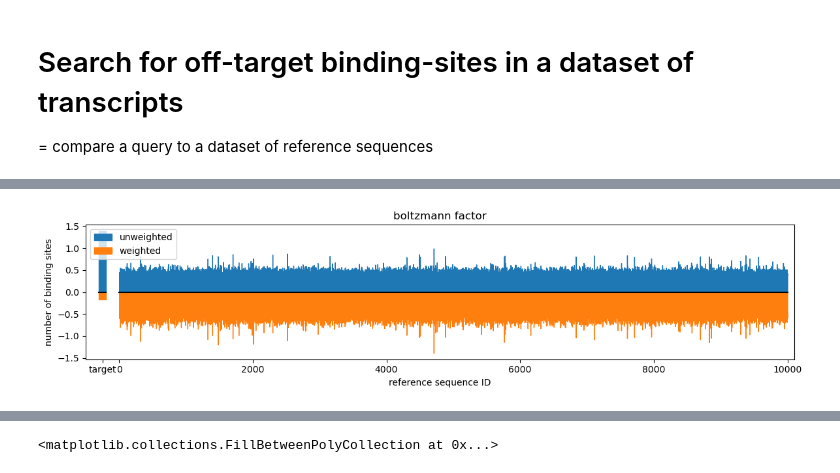
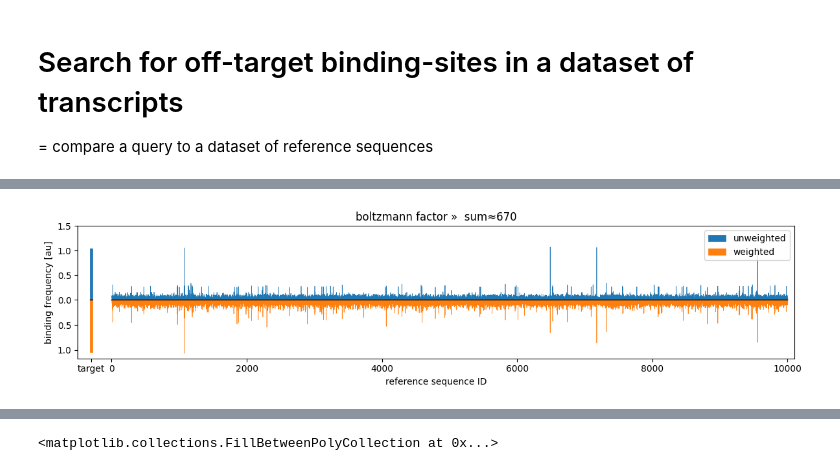
Before and after one commit to Q1vy/iGEM2025-TRAPS-Software-and-Modelling, a Jupyter notebook: target_search_test.ipynb, the cells around one changed output, grey strips where cells are left out. Cells and saved outputs as stored; diff of their text form; code cells hidden in the pictures.

```diff
--- a/target_search_test.ipynb
+++ b/target_search_test.ipynb
@@ -180,3 +84,0 @@ if plot:
-# %%
-for yt, ytl in zip(sec_y.get_yticks(), sec_y.get_yticklabels()):
-    print(yt, ytl)
@@ -190,0 +85,15 @@ for yt, ytl in zip(sec_y.get_yticks(), sec_y.get_yticklabels()):
+# %%
+###  Search for binding sites of query sequence in reference dataset
+detailed_search_results = pd.DataFrame()                     # initialize a dataset to store the results of comparing query sequence with every reference i.e. every transcript in the transcriptome
+for i, ref in pd.concat([pd.DataFrame([target_sequence]), reference_dataset], axis = 0).iterrows():                # iterate over all reference sequences. and the target itself as control
+
+    mm = len(query.SEQUENCE)-sc_jit(query.SEQUENCE.encode("utf-8"), ref.SEQUENCE.encode("utf-8")) # number of mismatches per position # utf8 encoding of strings to integers speeds up the comparison for some reason
+    sc_row = {"SEQ_NAME": ref.SEQ_NAME, "WEIGHT":ref.WEIGHT} # summarize the possible binding sites of the query sequence against one reference sequence (here a transcript)
+    sc_row["identical match"] = (mm==0).sum()                # number of idential matches
+    sc_row["1nt mismatch"]    = (mm==1).sum()                # number of sites with 1 mismatch
+    sc_row["2nt mismatch"]    = (mm==2).sum()                # number of sites with 2 mistmatches
+    sc_row["boltzmann factor"] = np.sum(np.exp(-1.5*mm))     # a very basic prediction of how likely the query sequence would bind to the reference. The wildtype pumilios have ~ 18 hydrogen bonds for 8nt i.e. 2.25 hydgrogen bonds = 2.25kT per bp, however the pumby appears to only have ~2 H-bonds per bp, and the binding statistics suggest closer to 1kT -> lets go with 1.5 for now, in the future a more accurate model might be implemented. Currently the boltzmann_factor for a perfect match is 1, if therefore this predicted boltzmann_factor is smaller than 1 than it is more likly to bind to the specific RNA, while if it is larger than one it is more likely to bind to the background transcriptom
+
+    detailed_search_results = pd.concat([detailed_search_results, pd.DataFrame([sc_row])], ignore_index=True) # add the results for this reference (here transcript) to the dataset
+
+detailed_search_results.sort_values("boltzmann factor")
@@ -191,52 +118,62 @@ for yt, ytl in zip(sec_y.get_yticks(), sec_y.get_yticklabels()):
 # %%
 use_weights = True
+if use_weights:
+    dsr_nan = pd.isna(detailed_search_results.WEIGHT)
+    if  dsr_nan.any(): print(f"{dsr_nan.sum()} entries with nan WEIGHT")
+    print("Note: weighted values are simply  >> number of binding sites * WEIGHT <<  i.e. depends on type of WEIGHTs provided ")
+
+results_R = detailed_search_results.loc[~(detailed_search_results.SEQ_NAME == target_sequence.SEQ_NAME)]
+results_Q = detailed_search_results.loc[  detailed_search_results.SEQ_NAME == target_sequence.SEQ_NAME]
+
 for i, col in enumerate(detailed_search_results.drop(["SEQ_NAME", "WEIGHT"], axis = 1).columns): # iterate over all the metrics that should be summarized
-
-
-    results_R = detailed_search_results.loc[~(detailed_search_results.SEQ_NAME == target_sequence.SEQ_NAME)]
-    results_Q = detailed_search_results.loc[  detailed_search_results.SEQ_NAME == target_sequence.SEQ_NAME]
 
     metric = results_R[col].values
     metriQ = results_Q[col].values[0]
 
     if use_weights:
-        sy = detailed_search_results[col].max() / (detailed_search_results[col]*detailed_search_results.WEIGHT).max() # used for plotting
+        if detailed_search_results[col].max() != 0 and (detailed_search_results[col]*detailed_search_results.WEIGHT).max() != 0:
+            sy = detailed_search_results[col].max() / (detailed_search_results[col]*detailed_search_results.WEIGHT).max() # used for plotting
+        else: sy = 1
         wetric =  results_R[col].values * results_R["WEIGHT"].values
         wetriQ = (results_Q[col].values * results_Q["WEIGHT"].values)[0]
 
     if plot:
         xmax = len(metric)
-        plt.figure(figsize = (12, 3))
-        plt.plot([0, xmax], [0, 0], zorder = 10, color = "black")
-        plt.plot([-.03*xmax, -.02*xmax], [0, 0], zorder = 10, color = "black")
-        plt.fill_between(np.arange(xmax), metric, metric*0, color = "tab:blue", ec = "tab:blue", lw = 1, label = "unweighted")
-        plt.fill_between([-.03*xmax, -.02*xmax], [metriQ,metriQ], [0,0], color = "tab:blue", ec = "tab:blue", lw = 1)
+        fig, ax = plt.subplots(1, 1, figsize = (12, 3))
+        ax.plot([0, xmax], [0, 0], zorder = 10, color = "black", lw = 1)
+        ax.plot([-.032*xmax, -.028*xmax], [0, 0], zorder = 10, color = "black", lw = 1)
+        ax.fill_between(np.arange(xmax), metric, metric*0, color = "tab:blue", ec = "tab:blue", lw = .5, label = "unweighted")
+        ax.fill_between([-.032*xmax, -.028*xmax], [metriQ,metriQ], [0,0], color = "tab:blue", ec = "tab:blue", lw = .5)
 
         if use_weights:
-            plt.fill_between(np.arange(xmax), -wetric*sy, wetric*0, color = "tab:orange", ec = "tab:orange", lw = 1, label = "weighted")
-            plt.fill_between([-.03*xmax, -.02*xmax], [-wetriQ*sy, -wetriQ*sy], [0,0], color = "tab:orange", ec = "tab:orange", lw = 1)
-
-        plt.ylabel("number of binding sites")
+            ax.fill_between(np.arange(xmax), -wetric*sy, wetric*0, color = "tab:orange", ec = "tab:orange", lw = .5, label = "weighted")
+            ax.fill_between([-.032*xmax, -.028*xmax], [-wetriQ*sy, -wetriQ*sy], [0,0], color = "tab:orange", ec = "tab:orange", lw = .5)
 
         insert = "" # for plotting labels
-        if metric.max() > 0 and i < 3: # i.e. if there are mismatches to plot. i==3 is pseudo prob and metric.max() <= 0 is no mismatches
-            insert = f"  »  {metric.max()}x on {(metric == metric.max()).sum()} references"
-        plt.title(col + insert)
-        plt.xlabel("reference sequence ID")
-        plt.legend()
+        if not "oltzman" in col:
+            ax.set_ylabel("number of binding sites")
+            if metric.max() > 0:  # i.e. if there are mismatches to plot.
+                insert = f"  »  {metric.max()}x on {(metric == metric.max()).sum()} reference{'s'*int((metric == metric.max()).sum() != 1)}"
+        else: # for boltzmann
+            insert =  f" »  sum≈{round(metric.sum())}"
+            ax.set_ylabel("binding frequency [au]")
 
+        ax.set_title(col + insert)
+
+        # x-axis formatting
+        ax.set_xlabel("reference sequence ID")
         xt = plt.xticks()
-        plt.xticks(np.concatenate([[-0.025*xmax], xt[0]]), labels = np.concatenate([["target"], xt[1]]))
+        ax.set_xticks(np.concatenate([[-0.03*xmax], xt[0]]), labels = np.concatenate([["target"], xt[1]]))
+        ax.set_xlim(-0.05*xmax, 1.01*xmax)
 
-        # handling the split yaxis scaling (messy)
-        #_yt1 = np.array([float(tick.get_text().replace("−", "-")) for tick in yt[1]])
-        #if use_weights: _yt1[_yt1<0] /= sy
-        #yt2, _yt2 = [signif(_yt1, 1),signif(_yt1, 1)]
-        #if use_weights: _yt2[_yt2<0] *= sy
-        #plt.yticks(_yt2, labels = [f"{int(val)}" if int(val) == val else f"{val:.3g}" for val in np.abs(yt2)])
+        # split y axis formatting
+        yt = ax.get_yticks().copy()
+        ax.set_yticks(yt[yt>=0])
+        sec_y = ax.secondary_yaxis("left", functions = (lambda y: -y/sy, lambda y: -y*sy))
+        plt.tight_layout() # need to be called before getting ytick values as this triggers matplotlib to calculate the layout and the ticks correctly.
+        yt2 = sec_y.get_yticks()
+        sec_y.set_yticks(yt2[yt2>0])
 
-
-        plt.tight_layout()
-        plt.xlim(-0.05*xmax, 1.01*xmax)
-        plt.show();
+        ax.legend(loc = "upper right")
+        plt.show()
 # %% [output]
@@ -246 +184 @@ for i, col in enumerate(detailed_search_results.drop(["SEQ_NAME", "WEIGHT"], axi
-[figure, old version]
+[figure, new version]
```
Also changed, not shown: parts of 15 cells of this notebook.
